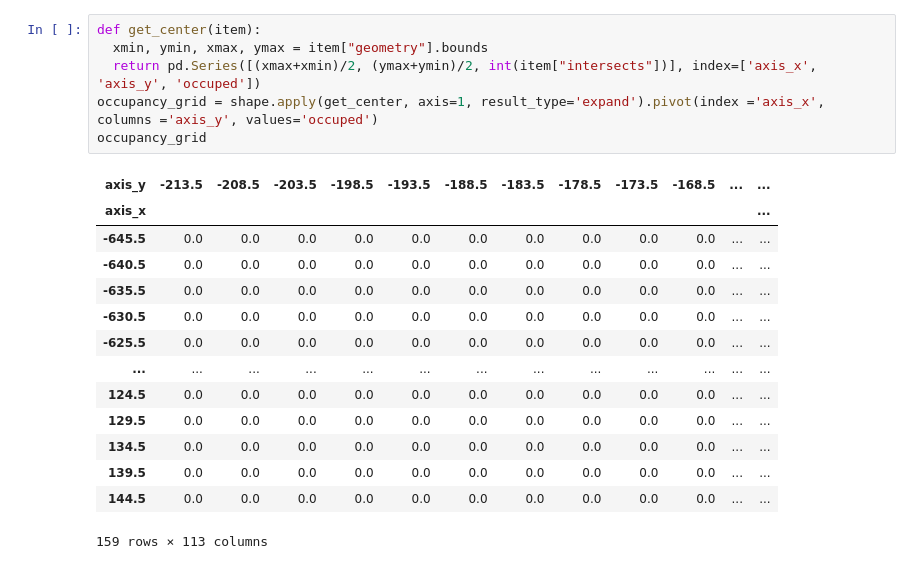
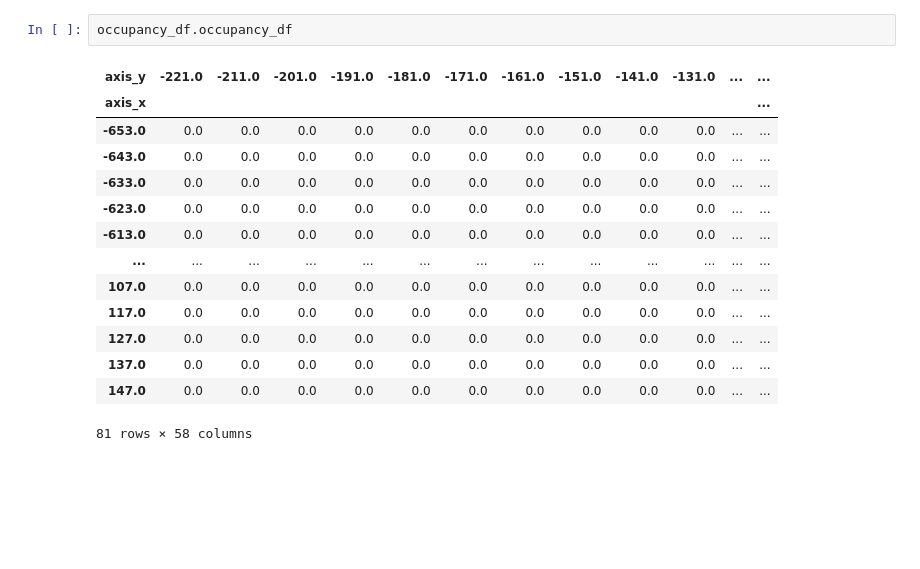
Before and after one commit to ekumenlabs/Frontier-Exploration-with-a-prior, a Jupyter notebook: Notebooks/DXFsandbox.ipynb, the cells around one changed output. Drawn from its saved outputs; the diff is of its cells as text; blank space fills up the shorter version.

```diff
--- a/Notebooks/DXFsandbox.ipynb
+++ b/Notebooks/DXFsandbox.ipynb
@@ -147,22 +39,18 @@ occupied_blocks.plot(figsize=(20,20))
-# %%
-def get_center(item):
-  xmin, ymin, xmax, ymax = item["geometry"].bounds
-  return pd.Series([(xmax+xmin)/2, (ymax+ymin)/2, int(item["intersects"])], index=['axis_x', 'axis_y', 'occuped'])
-occupancy_grid = shape.apply(get_center, axis=1, result_type='expand').pivot(index ='axis_x', columns ='axis_y', values='occuped')
-occupancy_grid
-# %% [output]
-| axis_y | -213.5 | -208.5 | -203.5 | -198.5 | -193.5 | -188.5 | -183.5 | -178.5 | -173.5 | -168.5 | ... | ... |
-| axis_x |  |  |  |  |  |  |  |  |  |  |  | ... |
-| -645.5 | 0.0 | 0.0 | 0.0 | 0.0 | 0.0 | 0.0 | 0.0 | 0.0 | 0.0 | 0.0 | ... | ... |
-| -640.5 | 0.0 | 0.0 | 0.0 | 0.0 | 0.0 | 0.0 | 0.0 | 0.0 | 0.0 | 0.0 | ... | ... |
-| -635.5 | 0.0 | 0.0 | 0.0 | 0.0 | 0.0 | 0.0 | 0.0 | 0.0 | 0.0 | 0.0 | ... | ... |
-| -630.5 | 0.0 | 0.0 | 0.0 | 0.0 | 0.0 | 0.0 | 0.0 | 0.0 | 0.0 | 0.0 | ... | ... |
-| -625.5 | 0.0 | 0.0 | 0.0 | 0.0 | 0.0 | 0.0 | 0.0 | 0.0 | 0.0 | 0.0 | ... | ... |
-| ... | ... | ... | ... | ... | ... | ... | ... | ... | ... | ... | ... | ... |
-| 124.5 | 0.0 | 0.0 | 0.0 | 0.0 | 0.0 | 0.0 | 0.0 | 0.0 | 0.0 | 0.0 | ... | ... |
-| 129.5 | 0.0 | 0.0 | 0.0 | 0.0 | 0.0 | 0.0 | 0.0 | 0.0 | 0.0 | 0.0 | ... | ... |
-| 134.5 | 0.0 | 0.0 | 0.0 | 0.0 | 0.0 | 0.0 | 0.0 | 0.0 | 0.0 | 0.0 | ... | ... |
-| 139.5 | 0.0 | 0.0 | 0.0 | 0.0 | 0.0 | 0.0 | 0.0 | 0.0 | 0.0 | 0.0 | ... | ... |
-| 144.5 | 0.0 | 0.0 | 0.0 | 0.0 | 0.0 | 0.0 | 0.0 | 0.0 | 0.0 | 0.0 | ... | ... |
-159 rows × 113 columns
+# %%
+occupancy_df.occupancy_df
+# %% [output]
+| axis_y | -221.0 | -211.0 | -201.0 | -191.0 | -181.0 | -171.0 | -161.0 | -151.0 | -141.0 | -131.0 | ... | ... |
+| axis_x |  |  |  |  |  |  |  |  |  |  |  | ... |
+| -653.0 | 0.0 | 0.0 | 0.0 | 0.0 | 0.0 | 0.0 | 0.0 | 0.0 | 0.0 | 0.0 | ... | ... |
+| -643.0 | 0.0 | 0.0 | 0.0 | 0.0 | 0.0 | 0.0 | 0.0 | 0.0 | 0.0 | 0.0 | ... | ... |
+| -633.0 | 0.0 | 0.0 | 0.0 | 0.0 | 0.0 | 0.0 | 0.0 | 0.0 | 0.0 | 0.0 | ... | ... |
+| -623.0 | 0.0 | 0.0 | 0.0 | 0.0 | 0.0 | 0.0 | 0.0 | 0.0 | 0.0 | 0.0 | ... | ... |
+| -613.0 | 0.0 | 0.0 | 0.0 | 0.0 | 0.0 | 0.0 | 0.0 | 0.0 | 0.0 | 0.0 | ... | ... |
+| ... | ... | ... | ... | ... | ... | ... | ... | ... | ... | ... | ... | ... |
+| 107.0 | 0.0 | 0.0 | 0.0 | 0.0 | 0.0 | 0.0 | 0.0 | 0.0 | 0.0 | 0.0 | ... | ... |
+| 117.0 | 0.0 | 0.0 | 0.0 | 0.0 | 0.0 | 0.0 | 0.0 | 0.0 | 0.0 | 0.0 | ... | ... |
+| 127.0 | 0.0 | 0.0 | 0.0 | 0.0 | 0.0 | 0.0 | 0.0 | 0.0 | 0.0 | 0.0 | ... | ... |
+| 137.0 | 0.0 | 0.0 | 0.0 | 0.0 | 0.0 | 0.0 | 0.0 | 0.0 | 0.0 | 0.0 | ... | ... |
+| 147.0 | 0.0 | 0.0 | 0.0 | 0.0 | 0.0 | 0.0 | 0.0 | 0.0 | 0.0 | 0.0 | ... | ... |
+81 rows × 58 columns
 # %%
```
Also changed, not shown: parts of 18 cells of this notebook.
